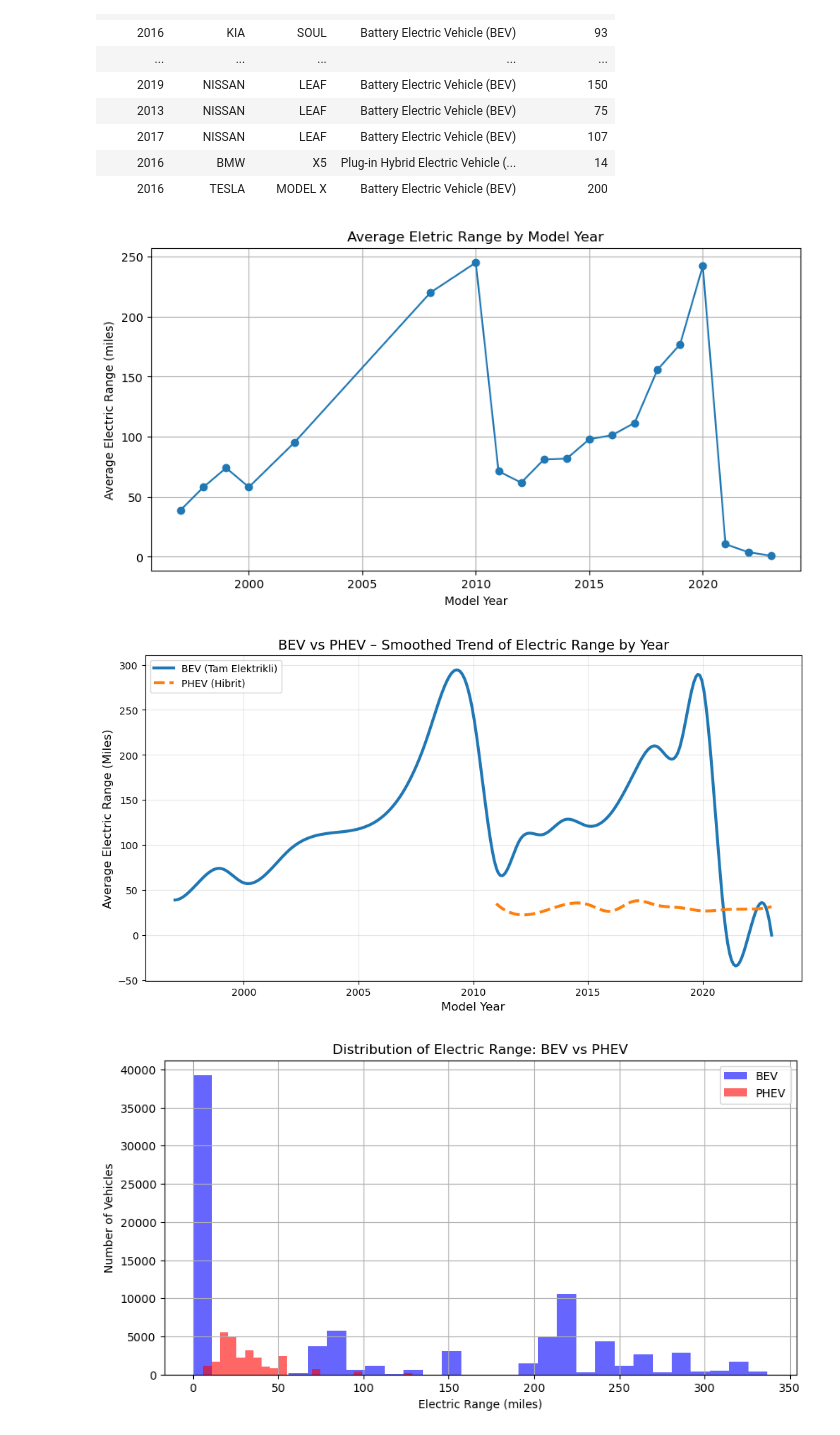
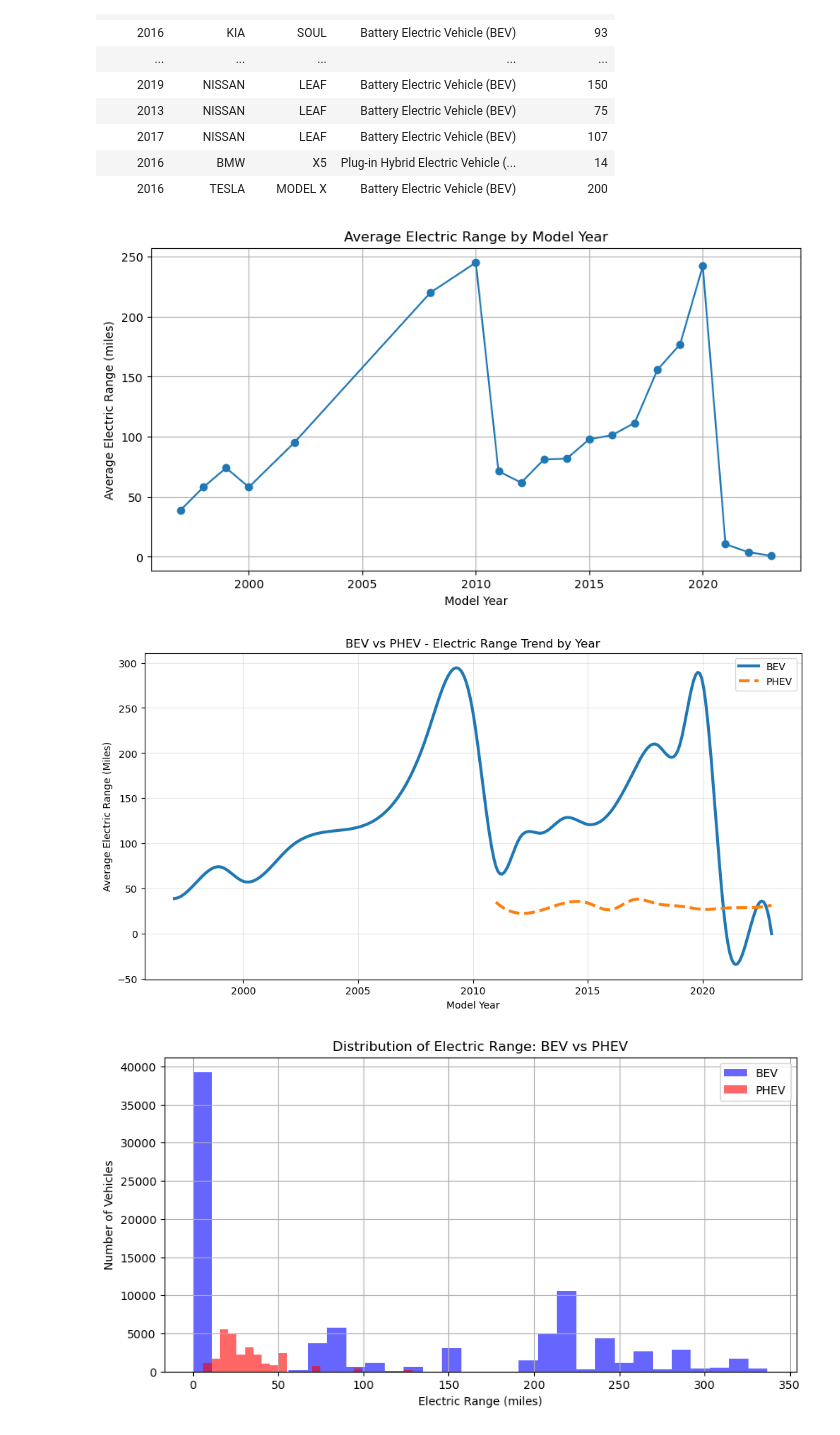
Before and after one commit to kubraStack/PythonVeriBilimiE-itimi-GelecekHayalimProjesi, a Jupyter notebook: EV-Tech-Performance-Analysis-Project/notebooks/analysis.ipynb, the cells around one changed output. Saved outputs shown, nothing was run; the diff lists cells and outputs as text; code cells hidden in the pictures.

```diff
--- a/EV-Tech-Performance-Analysis-Project/notebooks/analysis.ipynb
+++ b/EV-Tech-Performance-Analysis-Project/notebooks/analysis.ipynb
@@ -39,72 +39,64 @@ df.head(20).style.hide(axis='index')
 # %%
 # YILLARA GÖRE ELEKTRİK MENZİL GRAFİĞİ
 import matplotlib.pyplot as plt
+import pandas as pd
+df = pd.read_csv('../data/Electric_Vehicle_Population_Data.csv')
 
-#Yıllara göre ortalama menzil hesaplama
-year_range = df.groupby('Model Year')['Electric Range'].mean() #mean ile ortalama aldık
 
-#Line Charts(Çizgi Grafiği)
-plt.figure(figsize=(10,5)) #Grafik boyutunu ayarladık
-plt.plot(year_range.index, year_range.values, marker='o') # index = yıllar, values = ortalama menzil (marker ile noktaları işaretledik)
-plt.xlabel('Model Year') #x ekseni etiketi
-plt.ylabel('Average Electric Range (miles)') #y ekseni etiketi
-plt.title("Average Eletric Range by Model Year") #Grafik başlığı
-plt.grid(True) #ızgara ekleme
+# Amaç:
+    #Elektrikli araçların menzilinin (Electric Range) yıllara göre nasıl değiştiğini görmek.
+    #Teknolojik ilerlemenin menzile etkisini analiz etmek.
+
+# Yıllara göre ortalama menzil
+year_range = df.groupby('Model Year')['Electric Range'].mean()
+
+plt.figure(figsize=(10,5))
+plt.plot(year_range.index, year_range.values, marker='o')
+plt.xlabel('Model Year')
+plt.ylabel('Average Electric Range (miles)')
+plt.title("Average Electric Range by Model Year")
+plt.grid(True)
 plt.show()
-
-#Bu grafik, bize şunu gösteriyor :
-    #Elektrikli araçların menzili yıllara göre nasıl artmış ?
-    #Hangi yıllarda teknolojik sıçrama yaşanmış?
-    #PHEV -> BEV geçiş dönemleri nasıl değişmiş?
 # %% [output]
-[figure, old version]
+[figure, new version]
 # %%
-# YILA GÖRE BEV vs PHEV karşılaştırma Line Chart
+#BEV vs PHEV – Yıllara Göre Ortalama Menzil Karşılaştırması
+#AMAÇ:
+#Tam elektrikli araçlar (BEV) ile hibrit araçların (PHEV) menzil değişimini karşılaştırmak.
+
 import numpy as np
 from scipy.interpolate import make_interp_spline
+import pandas as pd
+df = pd.read_csv('../data/Electric_Vehicle_Population_Data.csv')
 
-bev = df[df['Electric Vehicle Type'].str.contains("BEV")] #BEV araçları filtreledik
-phev = df[df['Electric Vehicle Type'].str.contains("PHEV")] #PHEV araçları filtreledik
+bev = df[df['Electric Vehicle Type'].str.contains("BEV")]
+phev = df[df['Electric Vehicle Type'].str.contains("PHEV")]
 
-#BEV araçları için yıllara göre ortalama menzil hesaplaması
 bev_year = bev.groupby('Model Year')['Electric Range'].mean()
-
-#PHEV araçları için yıllara göre ortalama menzil hesaplaması
 phev_year = phev.groupby('Model Year')['Electric Range'].mean()
 
-# X(yıl) ve Y(ortalama menzil) değerlerini array formatına çeviriyoruz
 x_bev = bev_year.index.values
 y_bev = bev_year.values
-
 x_phev = phev_year.index.values
 y_phev = phev_year.values
 
-
+# Yumuşatma
 x_bev_smooth = np.linspace(x_bev.min(), x_bev.max(), 300)
 y_bev_smooth = make_interp_spline(x_bev, y_bev)(x_bev_smooth)
 
 x_phev_smooth = np.linspace(x_phev.min(), x_phev.max(), 300)
 y_phev_smooth = make_interp_spline(x_phev, y_phev)(x_phev_smooth)
 
+plt.figure(figsize=(12,6))
+plt.plot(x_bev_smooth, y_bev_smooth, label="BEV", linewidth=3)
+plt.plot(x_phev_smooth, y_phev_smooth, label="PHEV", linewidth=3, linestyle='--')
 
-plt.figure(figsize=(12,6))
-# BEV çizgisi (yumuşatılmış)
-plt.plot(x_bev_smooth, y_bev_smooth, label="BEV (Tam Elektrikli)", linewidth=3)
-
-# PHEV çizgisi (yumuşatılmış)
-plt.plot(x_phev_smooth, y_phev_smooth, label="PHEV (Hibrit)", linewidth=3, linestyle='--')
-
-plt.xlabel("Model Year", fontsize=12)
-plt.ylabel("Average Electric Range (Miles)", fontsize=12)
-
-
-plt.title("BEV vs PHEV – Smoothed Trend of Electric Range by Year", fontsize=14)
-
-# Grid + Legend
+plt.xlabel("Model Year")
+plt.ylabel("Average Electric Range (Miles)")
+plt.title("BEV vs PHEV - Electric Range Trend by Year")
 plt.grid(alpha=0.3)
 plt.legend()
-
 plt.show()
 # %% [output]
-[figure, old version]
+[figure, new version]
 # %%
```
Also changed, not shown: parts of 2 cells of this notebook.
